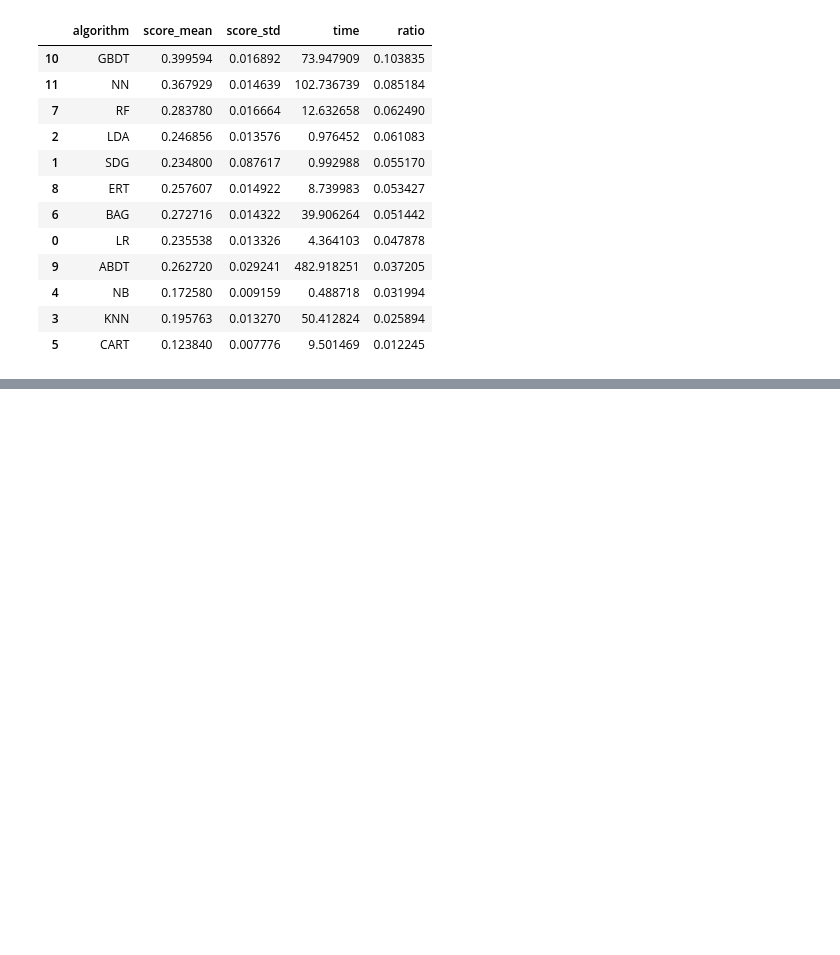
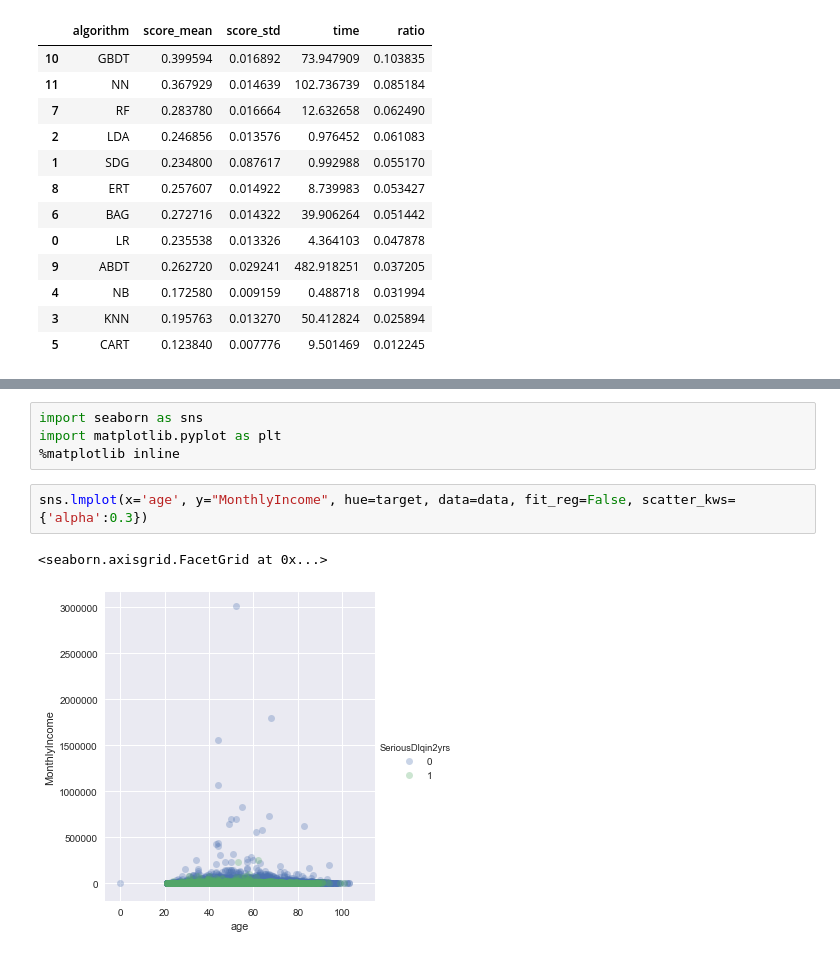
Before and after one commit to Ewen2015/Kaggle, a Jupyter notebook: credit_score/test_gossipcat.ipynb, the cells around one changed output, grey strips where cells are left out. Cells and saved outputs as stored; diff of their text form; blank space fills up the shorter version.

```diff
--- a/credit_score/test_gossipcat.ipynb
+++ b/credit_score/test_gossipcat.ipynb
@@ -117,0 +182,9 @@ com.AmongResults.sort_values(by='ratio', ascending=False)
+# %%
+import seaborn as sns
+import matplotlib.pyplot as plt
+%matplotlib inline
+# %%
+sns.lmplot(x='age', y="MonthlyIncome", hue=target, data=data, fit_reg=False, scatter_kws={'alpha':0.3})
+# %% [output]
+<seaborn.axisgrid.FacetGrid at 0x...>
+[figure, added]
```
Also changed, not shown: parts of 8 cells of this notebook, 11 other files.
